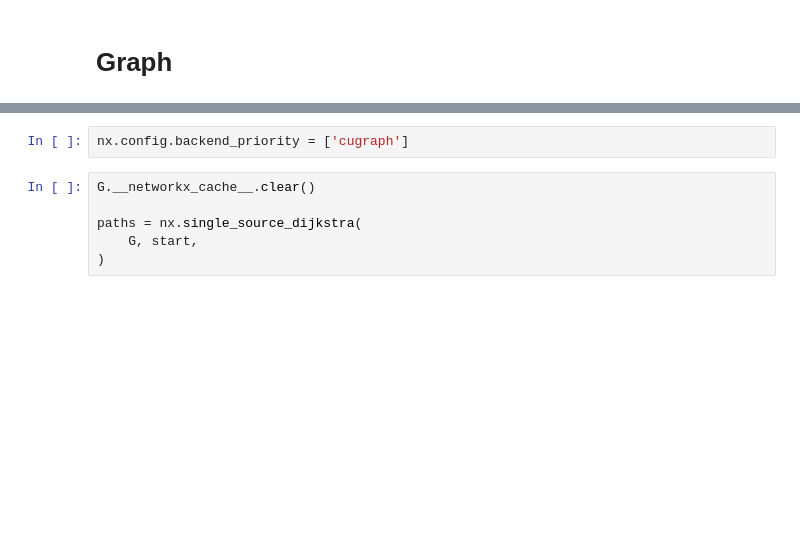
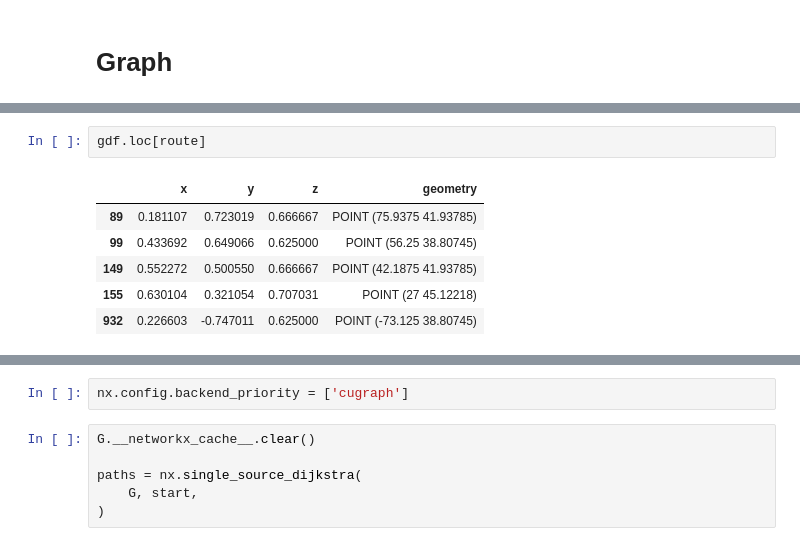
Before and after one commit to aabsinthium/gcd_air_routing, a Jupyter notebook: graph_path_optim.ipynb, the cells around one changed output, grey strips where cells are left out. Drawn from its saved outputs; the diff is of its cells as text; blank space fills up the shorter version.

```diff
--- a/graph_path_optim.ipynb
+++ b/graph_path_optim.ipynb
@@ -247 +287,10 @@ route
+# %%
+gdf.loc[route]
+# %% [output]
+|  | x | y | z | geometry |
+| 89 | 0.181107 | 0.723019 | 0.666667 | POINT (75.9375 41.93785) |
+| 99 | 0.433692 | 0.649066 | 0.625000 | POINT (56.25 38.80745) |
+| 149 | 0.552272 | 0.500550 | 0.666667 | POINT (42.1875 41.93785) |
+| 155 | 0.630104 | 0.321054 | 0.707031 | POINT (27 45.12218) |
+| 932 | 0.226603 | -0.747011 | 0.625000 | POINT (-73.125 38.80745) |
 # %%
```
Also changed, not shown: parts of 15 cells of this notebook.
